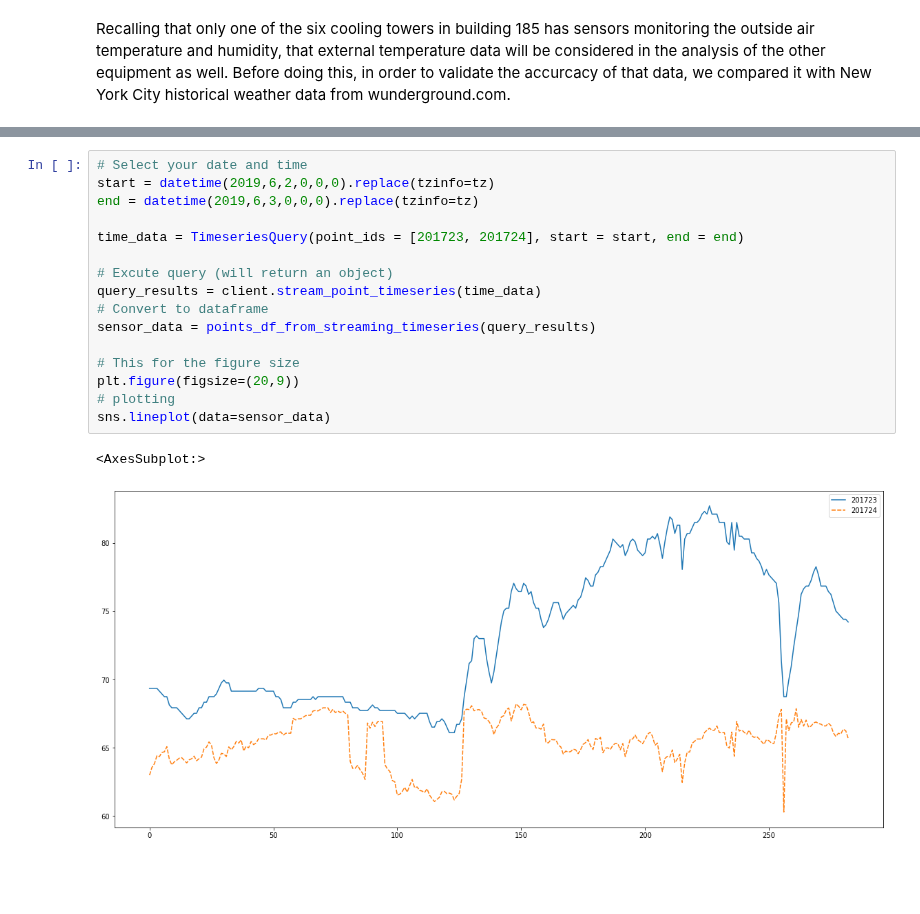
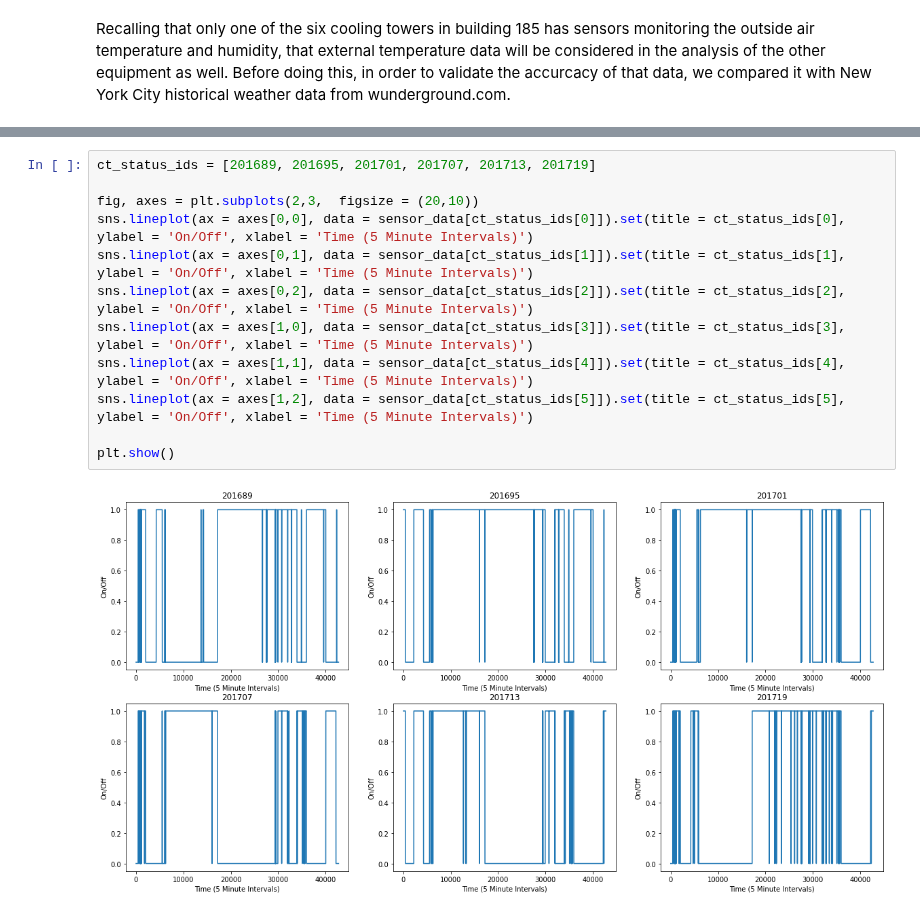
Before and after one commit to yairg98/Data-Driven-Problem-Solving, a Jupyter notebook: Assignments/Final Project/FinalProjectNotebook.ipynb, the cells around one changed output, grey strips where cells are left out. Saved outputs shown, nothing was run; the diff lists cells and outputs as text; blank space fills up the shorter version.

```diff
--- a/Assignments/Final Project/FinalProjectNotebook.ipynb
+++ b/Assignments/Final Project/FinalProjectNotebook.ipynb
@@ -429,19 +428,14 @@ result_points[result_points['equip_id']==34977]
-# %%
-# Select your date and time
-start = datetime(2019,6,2,0,0,0).replace(tzinfo=tz)
-end = datetime(2019,6,3,0,0,0).replace(tzinfo=tz)
-
-time_data = TimeseriesQuery(point_ids = [201723, 201724], start = start, end = end)
-
-# Excute query (will return an object)
-query_results = client.stream_point_timeseries(time_data)
-# Convert to dataframe
-sensor_data = points_df_from_streaming_timeseries(query_results)
-
-# This for the figure size
-plt.figure(figsize=(20,9))
-# plotting
-sns.lineplot(data=sensor_data)
-# %% [output]
-<AxesSubplot:>
-[figure, removed]
+# %%
+ct_status_ids = [201689, 201695, 201701, 201707, 201713, 201719]
+
+fig, axes = plt.subplots(2,3,  figsize = (20,10))
+sns.lineplot(ax = axes[0,0], data = sensor_data[ct_status_ids[0]]).set(title = ct_status_ids[0], ylabel = 'On/Off', xlabel = 'Time (5 Minute Intervals)')
+sns.lineplot(ax = axes[0,1], data = sensor_data[ct_status_ids[1]]).set(title = ct_status_ids[1], ylabel = 'On/Off', xlabel = 'Time (5 Minute Intervals)')
+sns.lineplot(ax = axes[0,2], data = sensor_data[ct_status_ids[2]]).set(title = ct_status_ids[2], ylabel = 'On/Off', xlabel = 'Time (5 Minute Intervals)')
+sns.lineplot(ax = axes[1,0], data = sensor_data[ct_status_ids[3]]).set(title = ct_status_ids[3], ylabel = 'On/Off', xlabel = 'Time (5 Minute Intervals)')
+sns.lineplot(ax = axes[1,1], data = sensor_data[ct_status_ids[4]]).set(title = ct_status_ids[4], ylabel = 'On/Off', xlabel = 'Time (5 Minute Intervals)')
+sns.lineplot(ax = axes[1,2], data = sensor_data[ct_status_ids[5]]).set(title = ct_status_ids[5], ylabel = 'On/Off', xlabel = 'Time (5 Minute Intervals)')
+
+plt.show()
+# %% [output]
+[figure, added]
```
Also changed, not shown: parts of 20 cells of this notebook.
